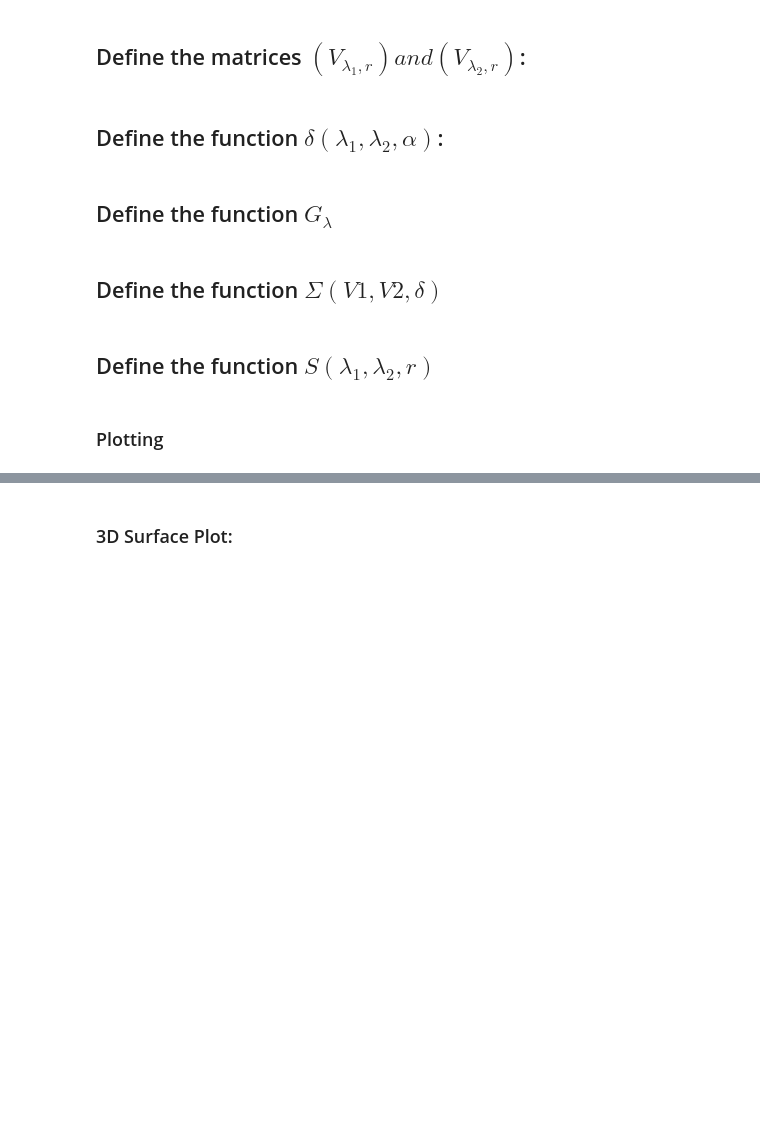
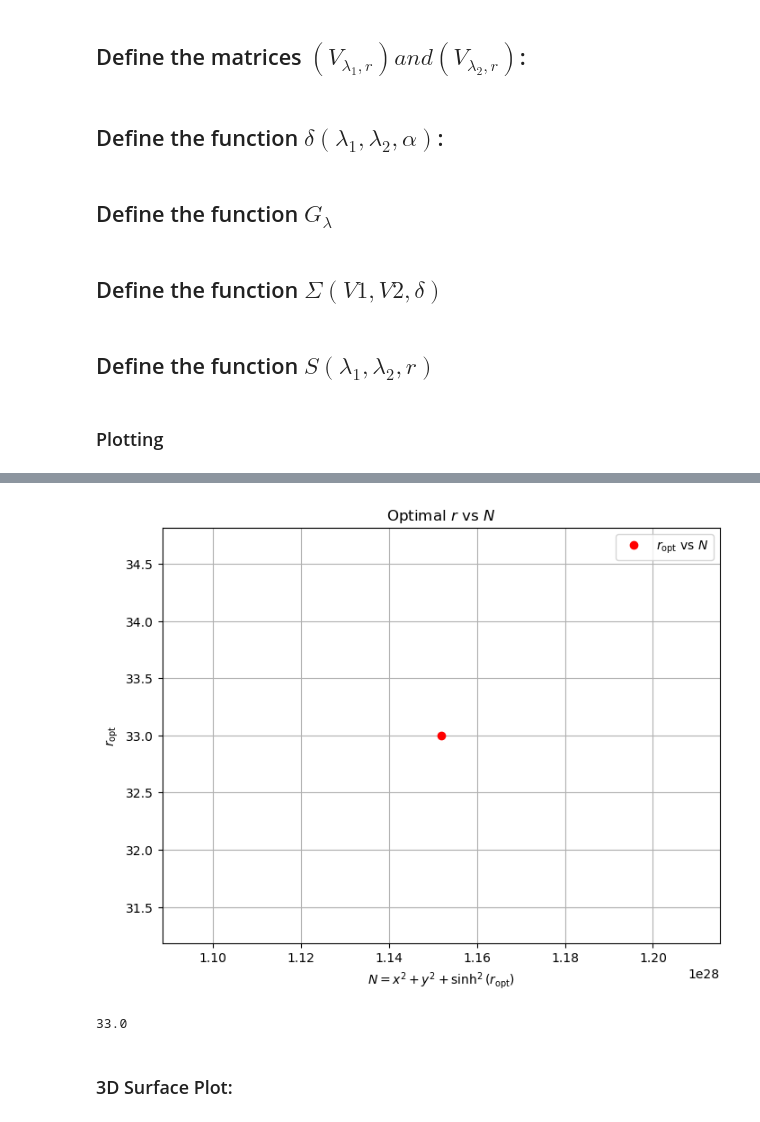
Before and after one commit to rejusam/RelativeEntropy3D, a Jupyter notebook: Relative-entropy.ipynb, the cells around one changed output, grey strips where cells are left out. Cells and saved outputs as stored; diff of their text form; code cells hidden in the pictures; blank space fills up the shorter version.

```diff
--- a/Relative-entropy.ipynb
+++ b/Relative-entropy.ipynb
@@ -162,3 +220,75 @@ plt.show()
+# %%
+import numpy as np
+import matplotlib.pyplot as plt
+
+# Define the matrices V_lambda,r
+def V(lambda_val, r):
+    matrix = np.array([[1 - lambda_val + lambda_val * np.exp(-2 * r), 0],
+                       [0, 1 - lambda_val + lambda_val * np.exp(2 * r)]])
+    return matrix
+
+# Define the function delta(lambda_1, lambda_2, alpha)
+def delta(lambda_1, lambda_2, alpha):
+    return (np.sqrt(lambda_1) - np.sqrt(lambda_2)) * alpha
+
+# Define the function G_lambda
+def G(lambda_val):
+    J = np.array([[0, 1], [-1, 0]])
+    V_lambda = V(lambda_val, 1)  # Assuming r = 1
+    G_val = 2j * J * np.arctanh(2 * V_lambda * 1j * J)
+    return G_val
+
+# Define the function Sigma(V1, V2, delta)
+def Sigma(V1, V2, delta):
+    term1 = np.log(np.linalg.det(V2 + 1j * G(1) / 2))
+    term2 = np.trace(V1 @ G(2))
+    term3 = delta.T @ G(2) @ delta
+    result = (term1 + term2 + term3) / (2 * np.log(2))
+    return result.real  # Taking the real part
+
+## Define the function S(lambda_1, lambda_2, r)
+def S(lambda_1, lambda_2, r):
+    V1 = V(lambda_1, r)
+    V2 = V(lambda_2, r)
+    alpha = np.array([0, 0])  # Assuming alpha as [0, 0]
+    delta_val = delta(lambda_1, lambda_2, alpha)
+    result = -Sigma(V1, V1, np.array([0, 0])) + Sigma(V1, V2, delta_val)
+    return result
+
+# Generate values for lambda_1 and lambda_2
+lambda_vals = np.linspace(0.01, 0.99, 100)
+r_vals = np.linspace(1, 100, 100)  # Range of r values to explore
+alpha = np.array([0.5, 0.5])  # Fixed alpha, change as needed
+
+# Calculate S(lambda_1, lambda_2, r) for each pair and each r value
+S_max_values = []
+for r_val in r_vals:
+    S_vals = np.zeros((len(lambda_vals), len(lambda_vals)))
+    for i, lambda_1 in enumerate(lambda_vals):
+        for j, lambda_2 in enumerate(lambda_vals):
+            S_vals[i, j] = S(lambda_1, lambda_2, r_val)
+    S_max_values.append(np.max(S_vals))
+
+# Find the optimal r value that maximizes S
+r_opt = r_vals[np.argmax(S_max_values)]
+N_opt = alpha[0]**2 + alpha[1]**2 + np.sinh(r_opt)**2
+
+# Plot r_opt against N
+plt.figure(figsize=(8, 6))
+plt.plot(N_opt, r_opt, 'ro', label=r'$r_{\text{opt}}$ vs $N$')
+plt.xlabel(r'$N = x^2 + y^2 + \sinh^2(r_{\text{opt}})$')
+plt.ylabel(r'$r_{\text{opt}}$')
+plt.title(r'Optimal $r$ vs $N$')
+plt.legend()
+plt.grid(True)
+plt.savefig('r_opt_vs_N_plot.pdf')
+plt.show()
+# %% [output]
+[figure, added]
+# %%
+r_opt
+# %% [output]
+33.0
 # %% [markdown]
 ### 3D Surface Plot:
 # %%
```
Also changed, not shown: parts of 8 cells of this notebook, 2 other files.
